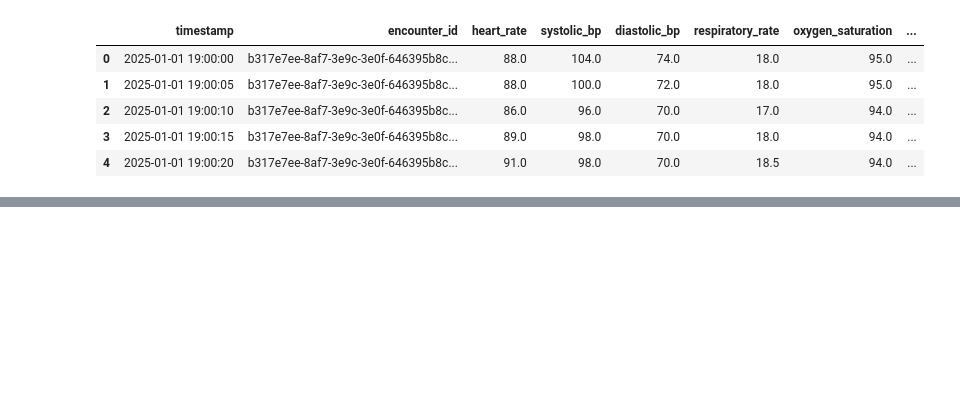
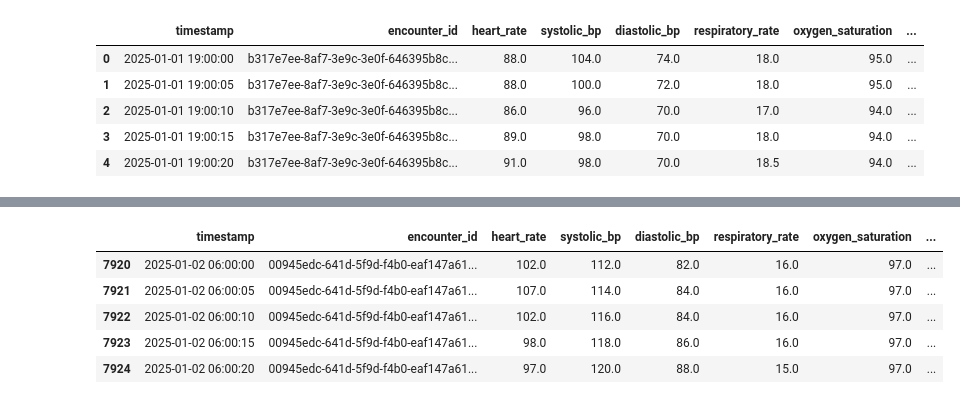
Before and after one commit to Sahillionaire/medhack, a Jupyter notebook: small_tracts/NeuralNetworkModel.ipynb, the cells around one changed output, grey strips where cells are left out. Cells and saved outputs as stored; diff of their text form; code cells hidden in the pictures; blank space fills up the shorter version.

```diff
--- a/small_tracts/NeuralNetworkModel.ipynb
+++ b/small_tracts/NeuralNetworkModel.ipynb
@@ -156,6 +182,63 @@ train_df.head()
 | 1577522 | 2025-04-03 02:00:10 | 0027a2c3-6f86-b683-cac4-5ac409c14... | 83.0 | 110.0 | 58.0 | 15.0 | 97.0 | ... |
 | 1577523 | 2025-04-03 02:00:15 | 0027a2c3-6f86-b683-cac4-5ac409c14... | 77.0 | 110.0 | 58.5 | 16.0 | 97.0 | ... |
 | 1577524 | 2025-04-03 02:00:20 | 0027a2c3-6f86-b683-cac4-5ac409c14... | 79.0 | 108.0 | 58.0 | 17.0 | 97.0 | ... |
+# %%
+test_df["hr_roll_mean_60s"] = (
+    test_df.groupby("encounter_id")["heart_rate"]
+      .rolling(window_size, min_periods=1)
+      .mean()
+      .reset_index(level=0, drop=True)
+)
+
+test_df["spo2_roll_mean_60s"] = (
+    test_df.groupby("encounter_id")["oxygen_saturation"]
+      .rolling(window_size, min_periods=1)
+      .mean()
+      .reset_index(level=0, drop=True)
+)
+
+test_df["hr_roll_std_60s"] = (
+    test_df.groupby("encounter_id")["heart_rate"]
+      .rolling(window_size, min_periods=1)
+      .std()
+      .reset_index(level=0, drop=True)
+)
+
+test_df["hr_delta"] = (
+    test_df.groupby("encounter_id")["heart_rate"]
+      .diff()
+)
+
+test_df["spo2_delta"] = (
+    test_df.groupby("encounter_id")["oxygen_saturation"]
+      .diff()
+)
+
+
+def rolling_slope(series, window=12):
+    slopes = [np.nan] * len(series)
+
+    for i in range(window - 1, len(series)):
+        y = series[i-window+1:i+1]
+        x = np.arange(len(y))
+        slope = np.polyfit(x, y, 1)[0]
+        slopes[i] = slope
+
+    return slopes
+
+test_df["hr_slope_60s"] = (
+    test_df.groupby("encounter_id")["heart_rate"]
+      .transform(lambda x: rolling_slope(x.values, window=12))
+)
+
+test_df.head()
+# %% [output]
+|  | timestamp | encounter_id | heart_rate | systolic_bp | diastolic_bp | respiratory_rate | oxygen_saturation | ... |
+| 7920 | 2025-01-02 06:00:00 | 00945edc-641d-5f9d-f4b0-eaf147a61... | 102.0 | 112.0 | 82.0 | 16.0 | 97.0 | ... |
+| 7921 | 2025-01-02 06:00:05 | 00945edc-641d-5f9d-f4b0-eaf147a61... | 107.0 | 114.0 | 84.0 | 16.0 | 97.0 | ... |
+| 7922 | 2025-01-02 06:00:10 | 00945edc-641d-5f9d-f4b0-eaf147a61... | 102.0 | 116.0 | 84.0 | 16.0 | 97.0 | ... |
+| 7923 | 2025-01-02 06:00:15 | 00945edc-641d-5f9d-f4b0-eaf147a61... | 98.0 | 118.0 | 86.0 | 16.0 | 97.0 | ... |
+| 7924 | 2025-01-02 06:00:20 | 00945edc-641d-5f9d-f4b0-eaf147a61... | 97.0 | 120.0 | 88.0 | 15.0 | 97.0 | ... |
 # %%
 train_df[["hr_delta", "spo2_delta", "hr_roll_std_60s", "hr_slope_60s"]] = \
 train_df[["hr_delta", "spo2_delta", "hr_roll_std_60s", "hr_slope_60s"]].fillna(0)
```
Also changed, not shown: parts of 15 cells of this notebook.
